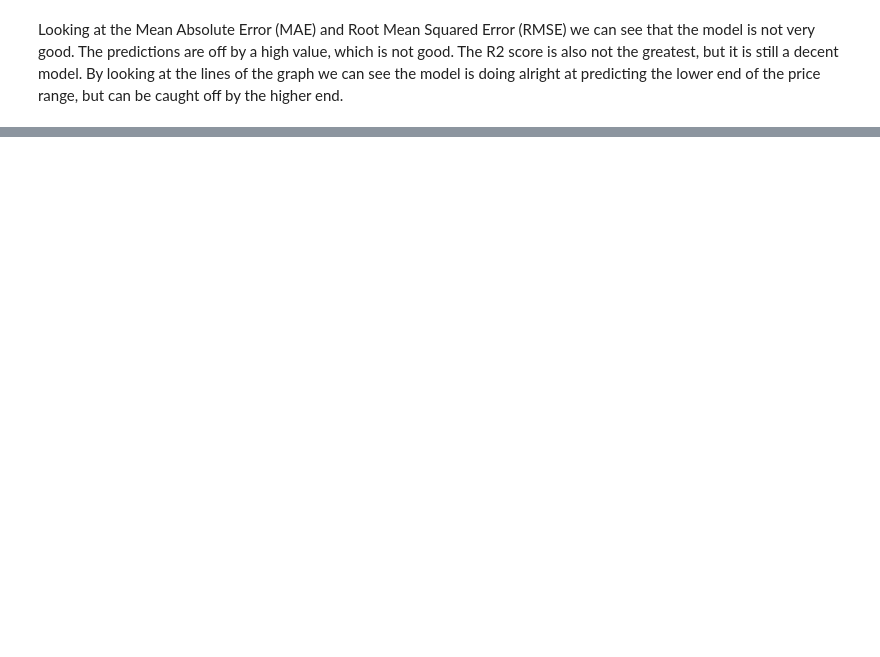
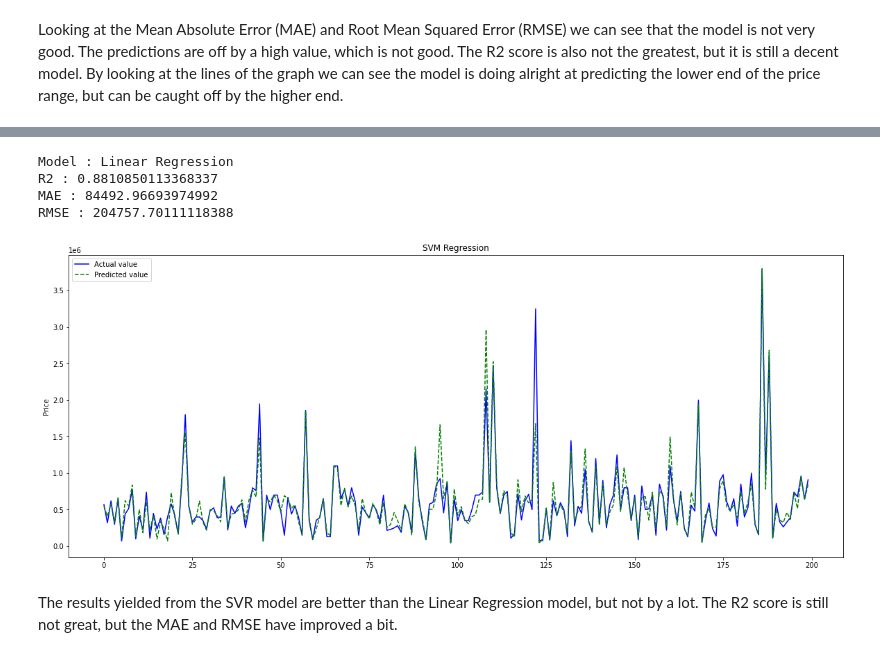
Before and after one commit to mnbuhl/used-car-price, a Jupyter notebook: selling_price/model_selection.ipynb, the cells around one changed output, grey strips where cells are left out. Drawn from its saved outputs; the diff is of its cells as text; code cells hidden in the pictures; blank space fills up the shorter version.

```diff
--- a/selling_price/model_selection.ipynb
+++ b/selling_price/model_selection.ipynb
@@ -110,0 +119,7 @@ Looking at the Mean Absolute Error (MAE) and Root Mean Squared Error (RMSE) we c
+# %%
+from sklearn.preprocessing import StandardScaler
+
+X_std_scaler = StandardScaler()
+
+X_train_scaled = X_std_scaler.fit_transform(X_train)
+X_test_scaled = X_std_scaler.fit_transform(X_test)
@@ -110,0 +140,5 @@ Looking at the Mean Absolute Error (MAE) and Root Mean Squared Error (RMSE) we c
+# %%
+from sklearn.svm import SVR
+
+svm_reg = SVR(kernel="rbf", C=1000000)
+svm_reg.fit(X_train_scaled, y_train)
@@ -110,0 +149,8 @@ Looking at the Mean Absolute Error (MAE) and Root Mean Squared Error (RMSE) we c
+# %%
+y_pred = svm_reg.predict(X_test_scaled)
+
+np.set_printoptions(precision=2)
+pred_vs_actual = np.concatenate((y_test.reshape(len(y_test), 1), y_pred.reshape(len(y_pred), 1)), 1)
+
+print(["Actual", "Predictions"])
+print(pred_vs_actual[:8])
@@ -110,0 +167,16 @@ Looking at the Mean Absolute Error (MAE) and Root Mean Squared Error (RMSE) we c
+# %%
+svm_reg_result = model_evaluation('Linear Regression', y_test, y_pred)
+
+for i in range(len(svm_reg_result)):
+    print(labels[i], ':', svm_reg_result[i])
+# %% [output]
+Model : Linear Regression
+R2 : 0.8810850113368337
+MAE : 84492.96693974992
+RMSE : 204757.70111118388
+# %%
+plot_results_graph('SVM Regression', y_test, y_pred, 400, 600)
+# %% [output]
+[figure, added]
+# %% [markdown]
+The results yielded from the SVR model are better than the Linear Regression model, but not by a lot. The R2 score is still not great, but the MAE and RMSE have improved a bit.
```
Also changed, not shown: parts of 12 cells of this notebook.
